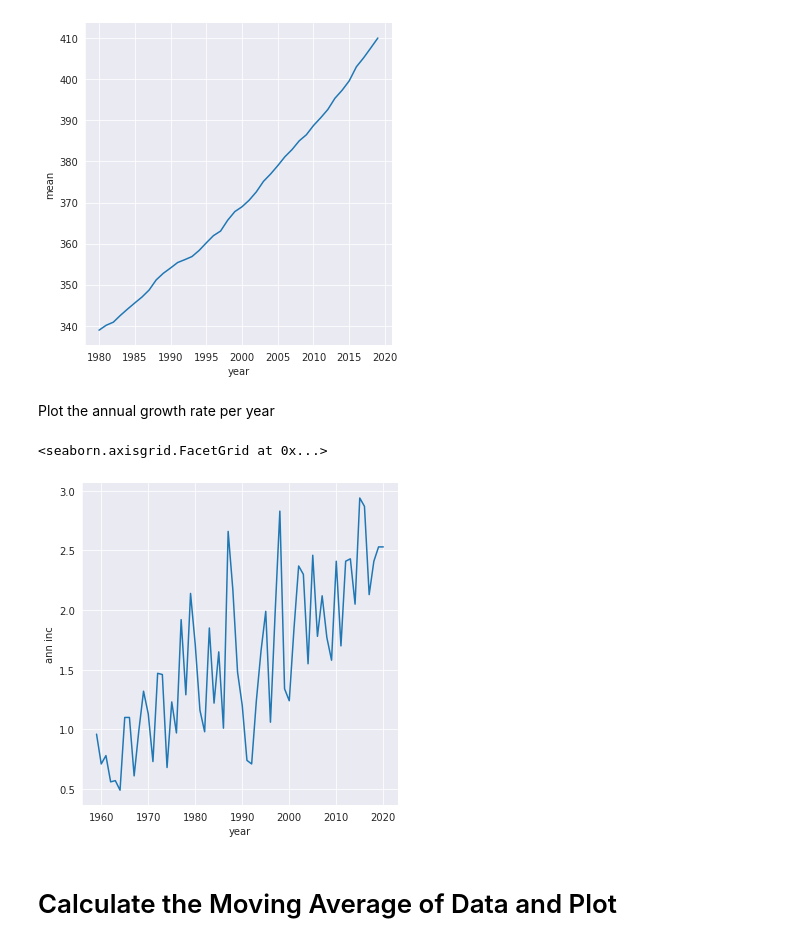
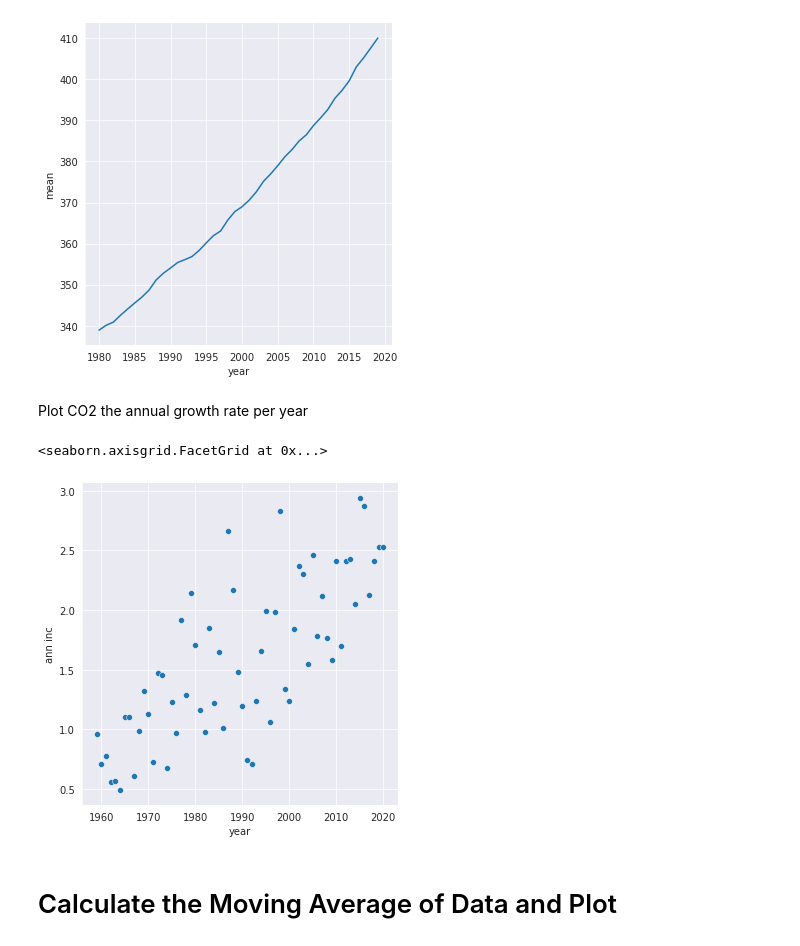
Before and after one commit to freedom-780/Weather_trends, a Jupyter notebook: Weather_project.ipynb, the cells around one changed output. Cells and saved outputs as stored; diff of their text form; code cells hidden in the pictures.

```diff
--- a/Weather_project.ipynb
+++ b/Weather_project.ipynb
@@ -65,8 +65,8 @@ global_co2_yearly_average.head()
 | 3 | 1983 | 342.53 |
 | 4 | 1984 | 344.07 |
 # %%
-global_yearly_growth = pd.read_csv('https://raw.githubusercontent.com/freedom-780/Weather_trends/main/co2_gr_gl.csv')
-global_yearly_growth.head()
+global_co2_ann_growth = pd.read_csv('https://raw.githubusercontent.com/freedom-780/Weather_trends/main/co2_gr_gl.csv')
+global_co2_ann_growth.head()
 # %% [output]
 |  | year | ann inc |
 | 0 | 1959 | 0.96 |
@@ -124,12 +121,12 @@ sns.relplot(x="year", y="mean", kind="line", data=global_co2_yearly_average)
 <seaborn.axisgrid.FacetGrid at 0x...>
 [figure]
 # %% [markdown]
-Plot the annual growth rate per year
+Plot CO2 the annual growth rate per year
 # %%
-sns.relplot(x="year", y="ann inc", kind="line", data=global_yearly_growth)
+sns.relplot(x="year", y="ann inc", kind='scatter', data=global_co2_ann_growth)
 # %% [output]
 <seaborn.axisgrid.FacetGrid at 0x...>
-[figure, old version]
+[figure, new version]
 # %% [markdown]
 # Calculate the Moving Average of Data and Plot
 # %% [markdown]
```
Also changed, not shown: parts of 10 cells of this notebook.
